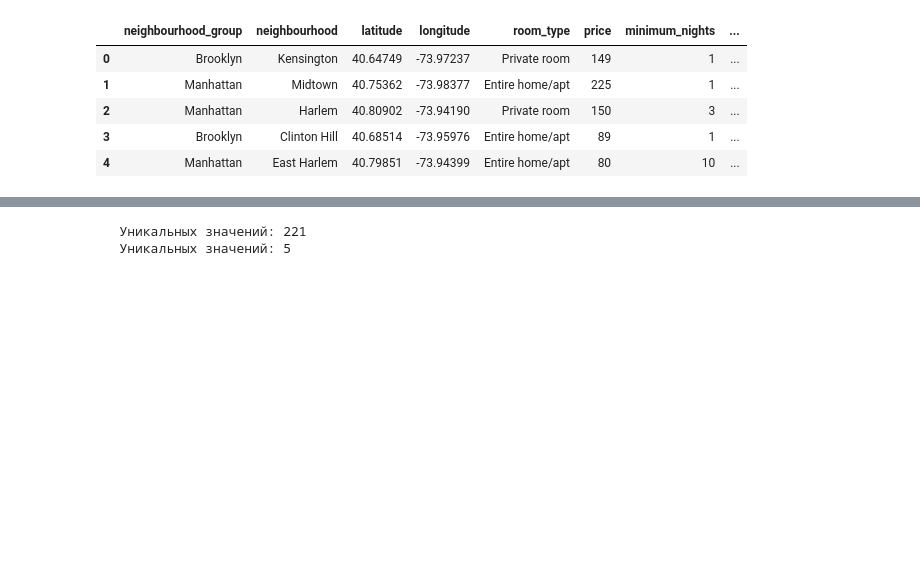
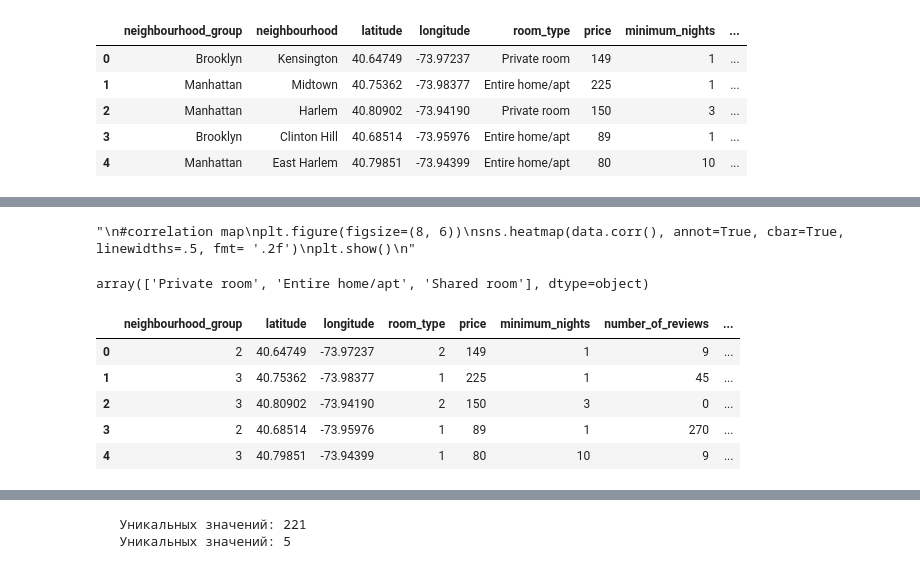
Before and after one commit to Ma-rCh/ML-Basic, a Jupyter notebook: homework_10/homework_10.ipynb, the cells around one changed output, grey strips where cells are left out. Saved outputs shown, nothing was run; the diff lists cells and outputs as text; code cells hidden in the pictures; blank space fills up the shorter version.

```diff
--- a/homework_10/homework_10.ipynb
+++ b/homework_10/homework_10.ipynb
@@ -71,0 +154,33 @@ df_clean.head()
+# %%
+# перекодируем категориальные
+data = df_clean.copy()
+data['neighbourhood_group'] = data['neighbourhood_group'].map({'Queens':4, 'Staten Island' : 5,'Bronx': 1, 'Manhattan': 3, 'Brooklyn': 2, })
+data['room_type'] = data['room_type'].map({'Private room':2, 'Entire home/apt':1, 'Shared room':3})
+
+#  TARGET ENCODING (СРЕДНЯЯ ЦЕНА ПО РАЙОНУ)
+target_map = data.groupby('neighbourhood')['price'].mean()
+data['neighbourhood_encoded'] = data['neighbourhood'].map(target_map).round()
+data.head()
+#print(f"Индексы колонок:\n{data.columns.tolist()}")
+
+'''
+#correlation map
+plt.figure(figsize=(8, 6))
+sns.heatmap(data.corr(), annot=True, cbar=True, linewidths=.5, fmt= '.2f')
+plt.show()
+'''
+# %% [output]
+"\n#correlation map\nplt.figure(figsize=(8, 6))\nsns.heatmap(data.corr(), annot=True, cbar=True, linewidths=.5, fmt= '.2f')\nplt.show()\n"
+# %%
+df_clean['room_type'].unique()
+# %% [output]
+array(['Private room', 'Entire home/apt', 'Shared room'], dtype=object)
+# %%
+data.head()
+# %% [output]
+|  | neighbourhood_group | latitude | longitude | room_type | price | minimum_nights | number_of_reviews | ... |
+| 0 | 2 | 40.64749 | -73.97237 | 2 | 149 | 1 | 9 | ... |
+| 1 | 3 | 40.75362 | -73.98377 | 1 | 225 | 1 | 45 | ... |
+| 2 | 3 | 40.80902 | -73.94190 | 2 | 150 | 3 | 0 | ... |
+| 3 | 2 | 40.68514 | -73.95976 | 1 | 89 | 1 | 270 | ... |
+| 4 | 3 | 40.79851 | -73.94399 | 1 | 80 | 10 | 9 | ... |
```
Also changed, not shown: parts of 10 cells of this notebook.
